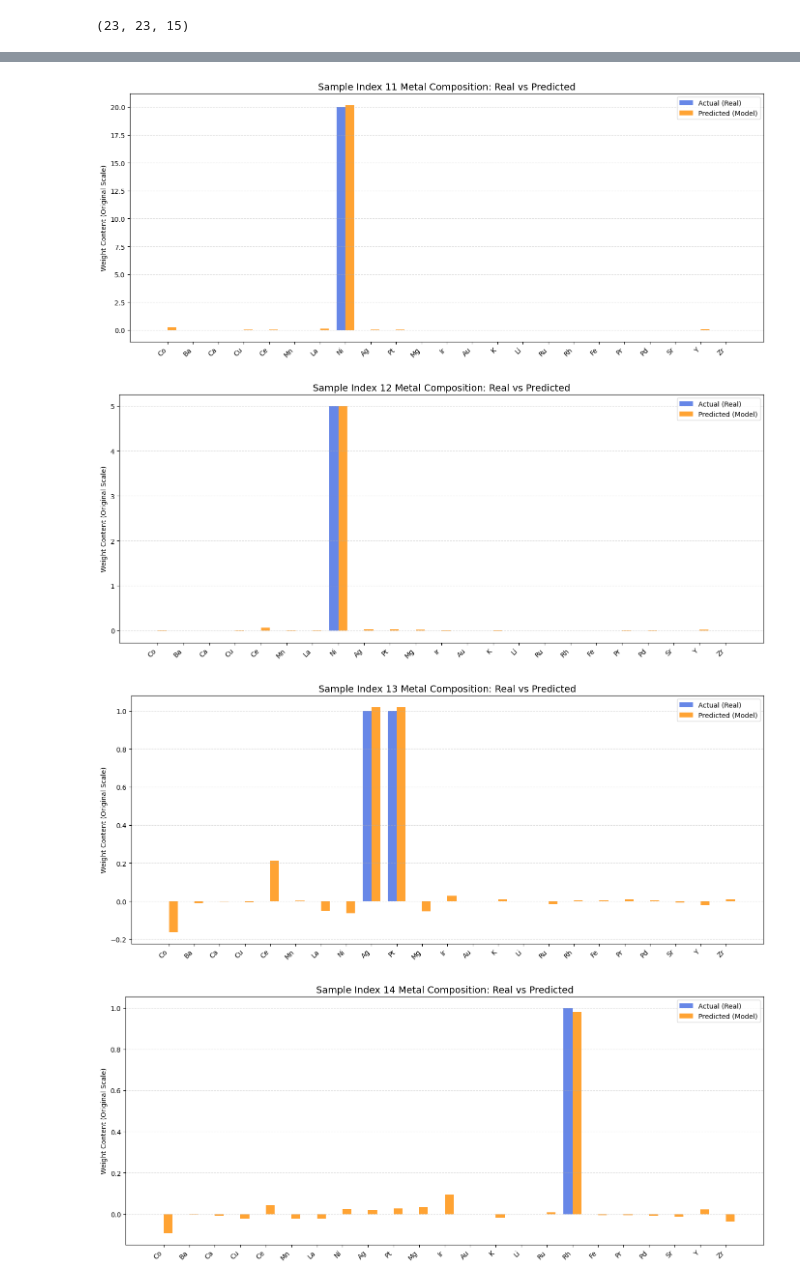
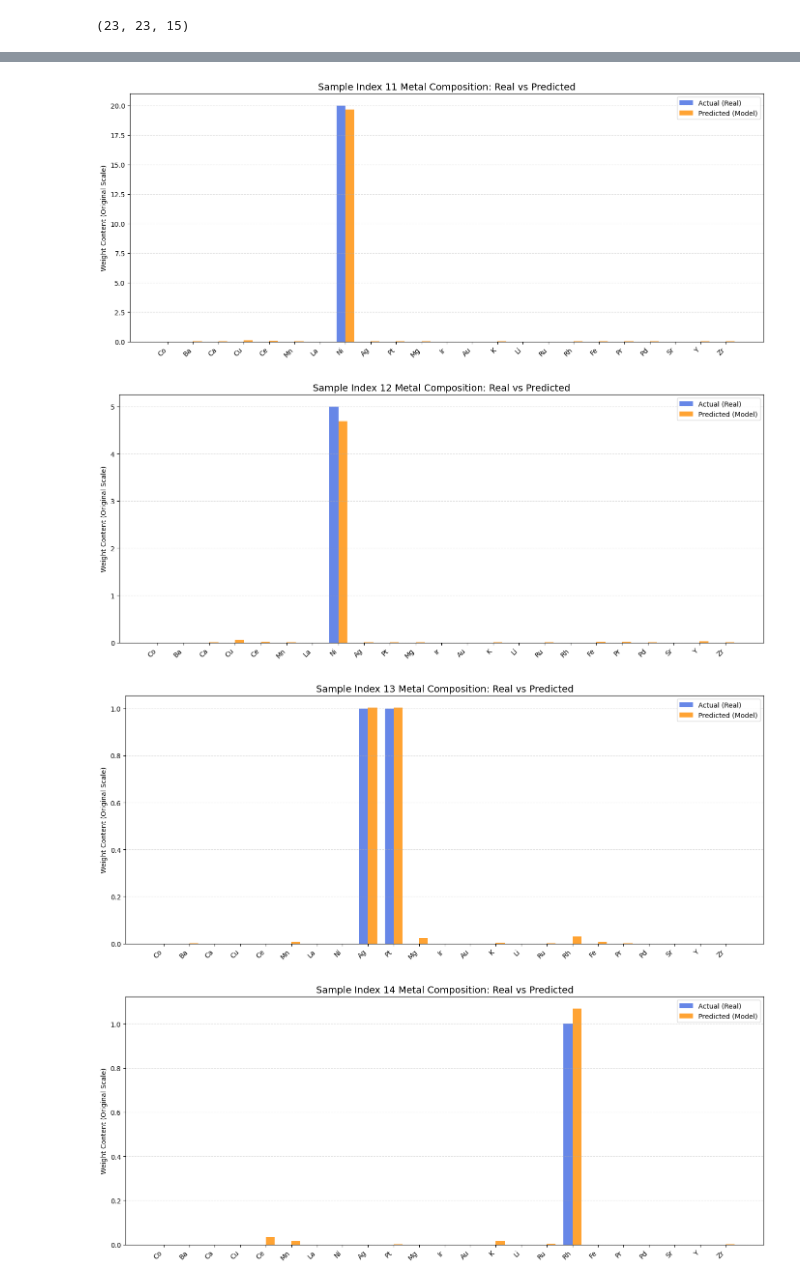
Before and after one commit to MINGYU-1/new_1, a Jupyter notebook: epoch_1/s3.ipynb, the cells around one changed output, grey strips where cells are left out. Cells and saved outputs as stored; diff of their text form; code cells hidden in the pictures.

```diff
--- a/epoch_1/s3.ipynb
+++ b/epoch_1/s3.ipynb
@@ -113,6 +113,8 @@ Restored best model with loss: 0.366059
 # %%
 x_true_raw = x_scaler.inverse_transform(all_x_true)
 x_hat_raw = x_scaler.inverse_transform(all_x_hat)
+# %%
+x_hat_raw = np.clip(x_hat_raw, 0,None)
 # %%
 from sklearn.metrics import r2_score, mean_squared_error
 x_true = all_x_true.flatten()
@@ -126,5 +128,5 @@ history
 # %%
-df_meta = pd.read_csv('211210-DRM-total.csv')
+df_meta = pd.read_csv('211210-DRM-new.csv')
 df_metal = df_meta.iloc[:,2:25]
 metal_columns = df_metal.columns
 for i in range(5, 15):
@@ -152,4 +154,4 @@ for i in range(5, 15):
-[figure, old version]
+[figure, new version]
-[figure, old version]
+[figure, new version]
-[figure, old version]
+[figure, new version]
-[figure, old version]
+[figure, new version]
```
Also changed, not shown: parts of 4 cells of this notebook, 2 other files.
